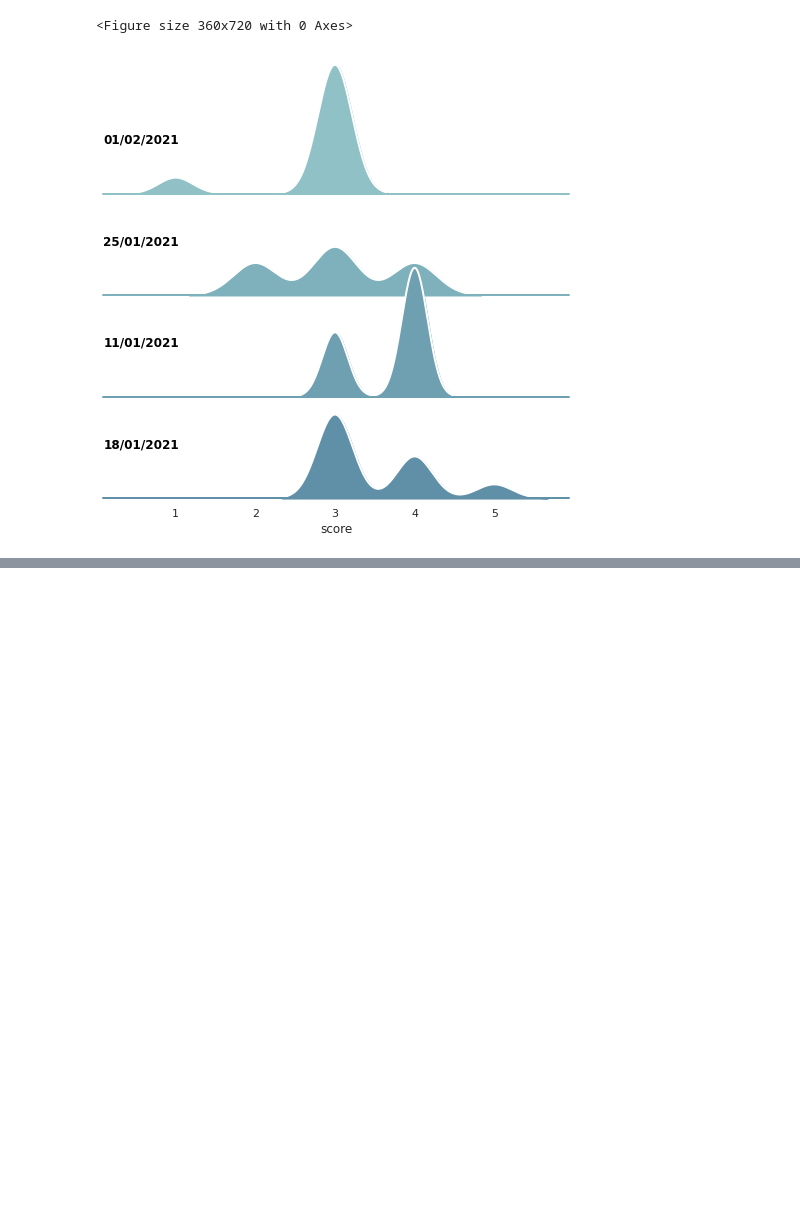
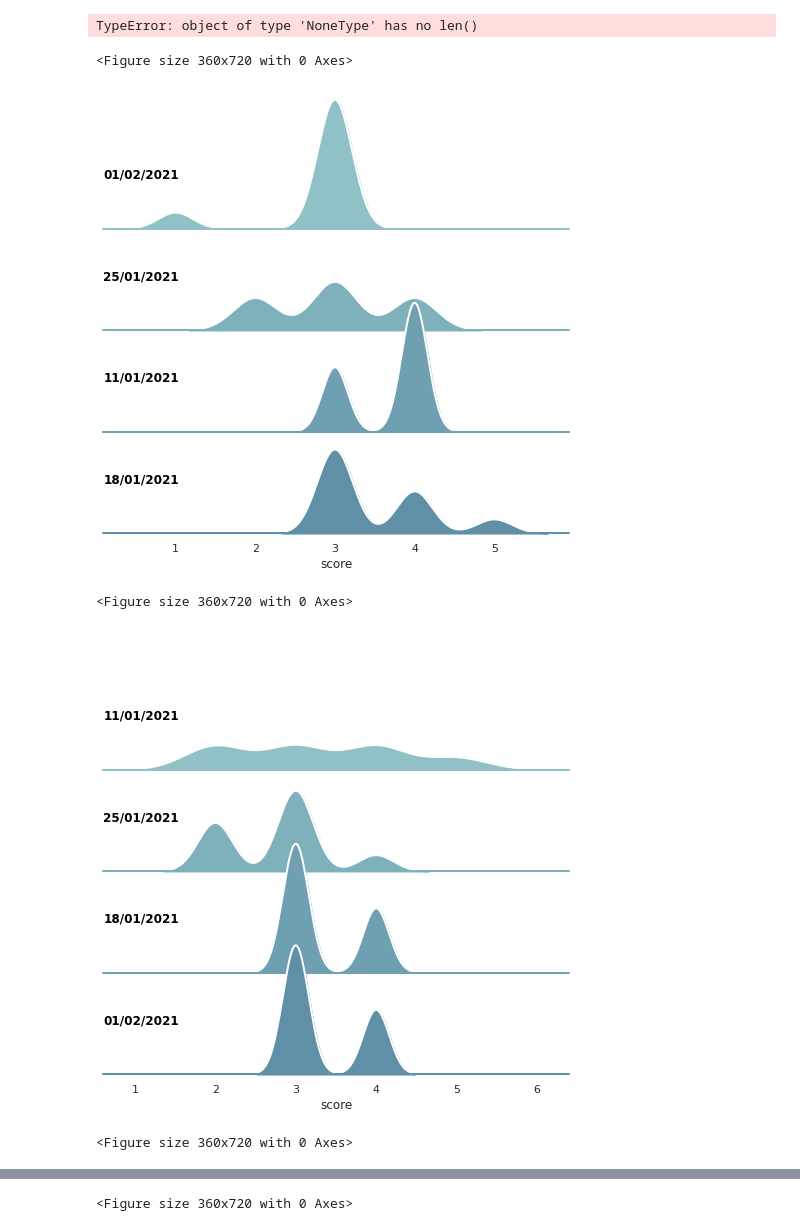
Before and after one commit to ozika/neurocode_mhi, a Jupyter notebook: scripts/Untitled.ipynb, the cells around one changed output, grey strips where cells are left out. Cells and saved outputs as stored; diff of their text form; code cells hidden in the pictures; blank space fills up the shorter version.

```diff
--- a/scripts/Untitled.ipynb
+++ b/scripts/Untitled.ipynb
@@ -11,26 +11,35 @@ def label(x, color, label):
 
 df = pd.read_csv('../data/nsi.csv')
 df=df.set_index("date")
-vars = ["st"]
-for v in vars:
+vars = ["st", "wl", "ml", "gm"]
+labels = ["Stress", "Workload", "Motivation", "Mood"]
+mf = pd.DataFrame()
+for vidx,v in enumerate(vars):
     tdf = df.filter(regex=v+'_\d') # I love regex
     tdf["date"] = tdf.index
-    tdf = pd.wide_to_long(tdf, stubnames=v+"_", i="date", j="score").reset_index().rename(columns={v+"_": v})
+    tdf = pd.wide_to_long(tdf, stubnames=v+"_", i="date", j="score").reset_index().rename(columns={v+"_": v}).dropna()
+    tdf["var"] = labels[vidx]
     tdf = tdf.loc[tdf.index.repeat(tdf[v])].reset_index()
-    # Initialize the FacetGrid object
-    fig =  plt.figure(figsize=(5,10))
-    pal = sns.cubehelix_palette(10, rot=-.25, light=.7)
-    g = sns.FacetGrid(tdf, row="date", hue="date", aspect=4, height=1.8, palette=pal)
-    g.map(sns.kdeplot, "score",
-      bw_adjust=.5, clip_on=False,
-      fill=True, alpha=1, linewidth=1.5)
-    g.map(sns.kdeplot, "score", clip_on=False, color="w", lw=2, bw_adjust=.5)
-    g.map(plt.axhline, y=0, lw=2, clip_on=False)
-    g.map(label, "score")
-    g.fig.subplots_adjust(hspace=-.25)
-    g.set_titles("")
-    g.set(yticks=[])
-    g.despine(bottom=True, left=True)
+    mf = pd.concat([mf, tdf])
+    plt1 = 1
+    if plt1 == 1:
+        # Initialize the FacetGrid object
+        fig =  plt.figure(figsize=(5,10))
+        pal = sns.cubehelix_palette(10, rot=-.25, light=.7)
+        g = sns.FacetGrid(tdf, row="date", hue="date", aspect=4, height=1.8, palette=pal)
+        g.map(sns.kdeplot, "score",
+          bw_adjust=.5, clip_on=False,
+          fill=True, alpha=1, linewidth=1.5)
+        g.map(sns.kdeplot, "score", clip_on=False, color="w", lw=2, bw_adjust=.5)
+        g.map(plt.axhline, y=0, lw=2, clip_on=False)
+        g.map(label, "score")
+        g.fig.subplots_adjust(hspace=-.25)
+        g.set_titles("")
+        g.set(yticks=[])
+        g.despine(bottom=True, left=True)
+mf
+g = sns.FacetGrid(data=mf, col="var")
+g.map(sns.regplot, y="score",data=mf)
 # %% [output]
 A value is trying to be set on a copy of a slice from a DataFrame.
 Try using .loc[row_indexer,col_indexer] = value instead
@@ -40,2 +60,6 @@ See the caveats in the documentation: https://pandas.pydata.org/pandas-docs/stab
-<Figure size 360x720 with 0 Axes>
+TypeError: object of type 'NoneType' has no len()
+<Figure size 360x720 with 0 Axes>
 [figure]
+<Figure size 360x720 with 0 Axes>
+[figure, added]
+<Figure size 360x720 with 0 Axes>
@@ -41,0 +67 @@ See the caveats in the documentation: https://pandas.pydata.org/pandas-docs/stab
+<Figure size 360x720 with 0 Axes>
```
Also changed, not shown: parts of 1 cell of this notebook, 2 other files.
